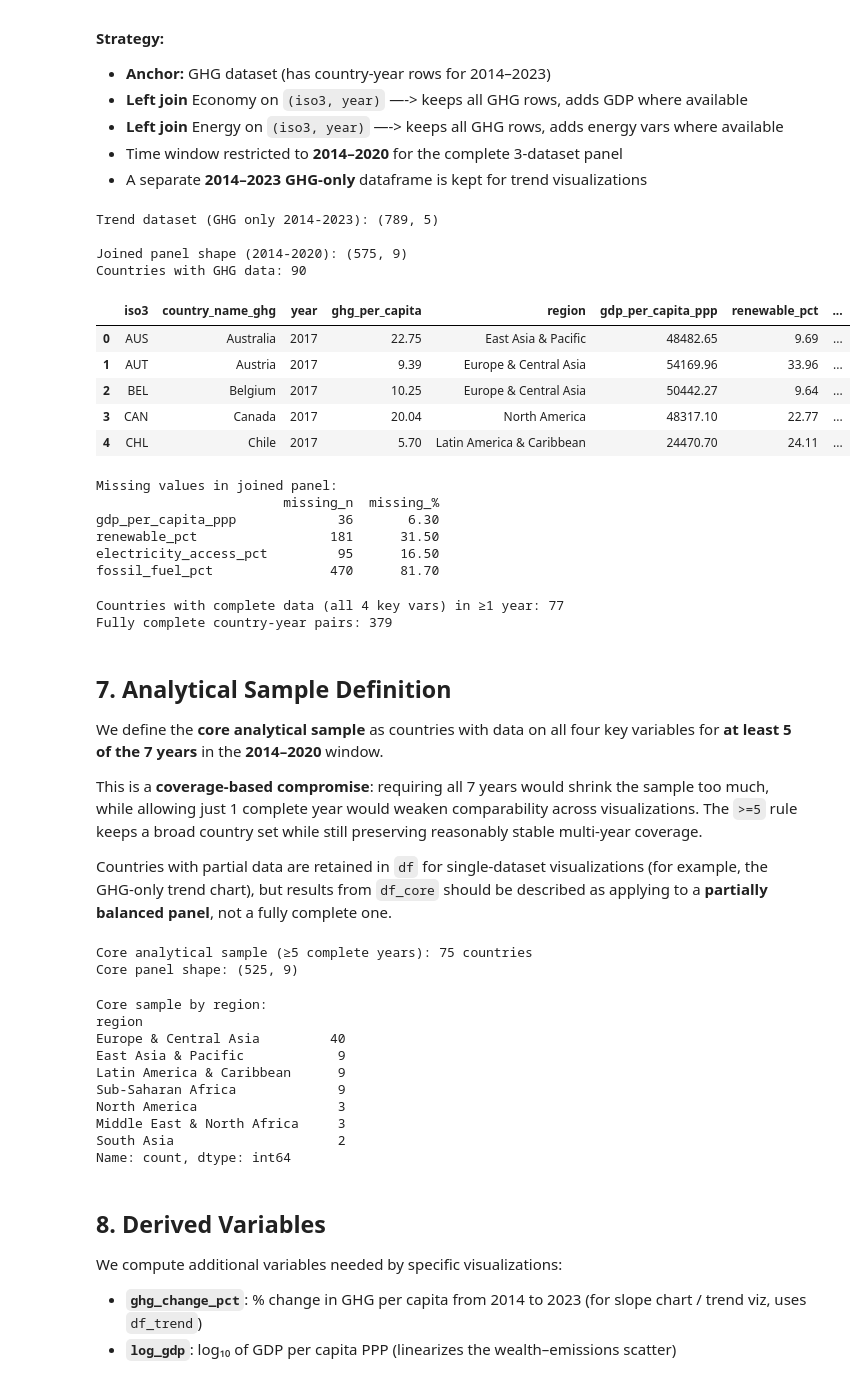
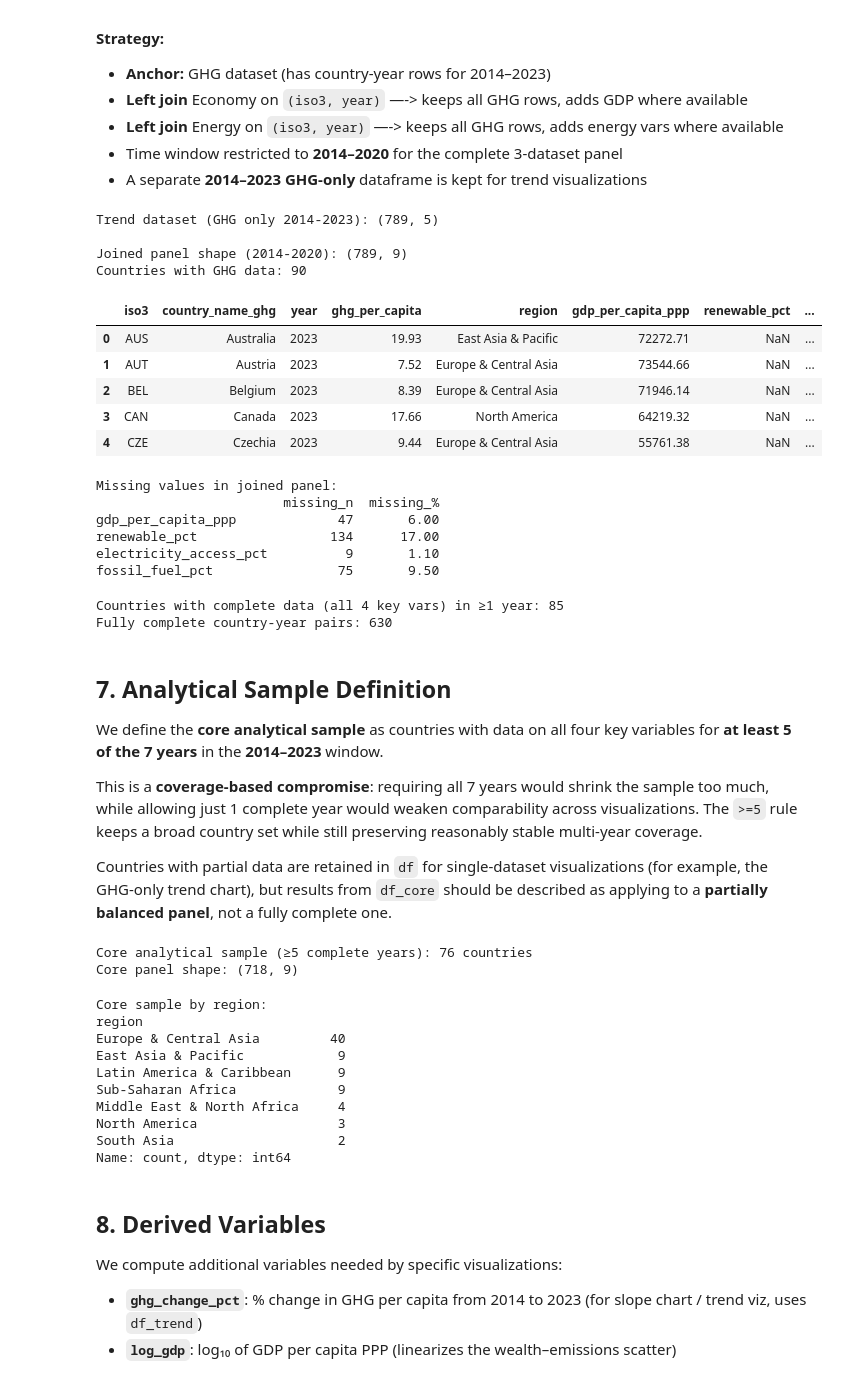
Before and after one commit to mtorella/Data-Visualization-2026, a Jupyter notebook: preprocessing 2.ipynb, the cells around one changed output. Cells and saved outputs as stored; diff of their text form; code cells hidden in the pictures.

Commit message:
extend data until 2025 + cleaning of new datasets

```diff
--- a/preprocessing 2.ipynb
+++ b/preprocessing 2.ipynb
@@ -50,7 +48,7 @@ Columns: ['STRUCTURE', 'STRUCTURE_ID', 'STRUCTURE_NAME', 'ACTION', 'REF_AREA', '
 | 2 | DATAFLOW | OECD.ENV.EPI:DSD_AIR_GHG@DF_AIR_G... | Air emissions - Greenhouse gas em... | I | BEL | Belgium | A | ... |
 # %%
 # World Bank Economy & Growth
-eco_raw = pd.read_csv('data/economy-and-growth.csv')
+eco_raw = pd.read_csv('data/economy-and-growth-2025.csv')
 print(f'Economy raw shape: {eco_raw.shape}')
 print(f'Year range: {eco_raw["Year"].min()} – {eco_raw["Year"].max()}')
 eco_raw.head(3)
@@ -65,6 +63,6 @@ Year range: 1960 – 2020
 # %%
 # World Bank Energy & Mining
-nrg_raw = pd.read_csv('data/energy-and-mining.csv')
+nrg_raw = pd.read_csv('data/energy-and-mining-2025.csv')
 print(f'Energy raw shape: {nrg_raw.shape}')
 print(f'Year range: {nrg_raw["Year"].min()} – {nrg_raw["Year"].max()}')
 nrg_raw.head(3)
@@ -169,7 +167,7 @@ eco = (
         'Year': 'year',
         GDP_COL: 'gdp_per_capita_ppp'
     })
-    .query('year >= 2014 and year <= 2020')
+    .query('year >= 2014 and year <= 2023')
     .dropna(subset=['gdp_per_capita_ppp'])
     .reset_index(drop=True)
 )
@@ -236,7 +234,7 @@ nrg = (
         ELEC_COL:   'electricity_access_pct',
         FOSSIL_COL: 'fossil_fuel_pct'
     })
-    .query('year >= 2014 and year <= 2020')
+    .query('year >= 2014 and year <= 2023')
     .reset_index(drop=True)
 )
 
@@ -416,39 +414,39 @@ Name: iso3, dtype: int64
 # %%
 # 6a. Full trend dataset (GHG only, 2014–2023)
 df_trend = ghg.copy()
 print(f'Trend dataset (GHG only 2014-2023): {df_trend.shape}')
 
-# 6b. Joined panel (2014–2020)
-ghg_2020 = ghg.query('year <= 2020').copy()
+# 6b. Joined panel (2014–2023)
+ghg_2023 = ghg.query('year <= 2023').copy()
 
 # Join economy
-df = ghg_2020.merge(
+df = ghg_2023.merge(
     eco[['iso3', 'year', 'gdp_per_capita_ppp']],
     on=['iso3', 'year'],
     how='left'
 )
 
 # Join energy
 df = df.merge(
     nrg[['iso3', 'year', 'renewable_pct', 'electricity_access_pct', 'fossil_fuel_pct']],
     on=['iso3', 'year'],
     how='left'
 )
 
 print(f'\nJoined panel shape (2014-2020): {df.shape}')
 print(f'Countries with GHG data: {df["iso3"].nunique()}')
 df.head()
 # %% [output]
 Trend dataset (GHG only 2014-2023): (789, 5)
 
-Joined panel shape (2014-2020): (575, 9)
+Joined panel shape (2014-2020): (789, 9)
 Countries with GHG data: 90
 |  | iso3 | country_name_ghg | year | ghg_per_capita | region | gdp_per_capita_ppp | renewable_pct | ... |
-| 0 | AUS | Australia | 2017 | 22.75 | East Asia & Pacific | 48482.65 | 9.69 | ... |
-| 1 | AUT | Austria | 2017 | 9.39 | Europe & Central Asia | 54169.96 | 33.96 | ... |
-| 2 | BEL | Belgium | 2017 | 10.25 | Europe & Central Asia | 50442.27 | 9.64 | ... |
-| 3 | CAN | Canada | 2017 | 20.04 | North America | 48317.10 | 22.77 | ... |
-| 4 | CHL | Chile | 2017 | 5.70 | Latin America & Caribbean | 24470.70 | 24.11 | ... |
+| 0 | AUS | Australia | 2023 | 19.93 | East Asia & Pacific | 72272.71 | NaN | ... |
+| 1 | AUT | Austria | 2023 | 7.52 | Europe & Central Asia | 73544.66 | NaN | ... |
+| 2 | BEL | Belgium | 2023 | 8.39 | Europe & Central Asia | 71946.14 | NaN | ... |
+| 3 | CAN | Canada | 2023 | 17.66 | North America | 64219.32 | NaN | ... |
+| 4 | CZE | Czechia | 2023 | 9.44 | Europe & Central Asia | 55761.38 | NaN | ... |
 # %%
 # Missing value audit on the joined panel
 print('Missing values in joined panel:')
@@ -459,12 +457,12 @@ print(audit[audit['missing_n'] > 0])
 # %% [output]
 Missing values in joined panel:
                         missing_n  missing_%
-gdp_per_capita_ppp             36       6.30
-renewable_pct                 181      31.50
-electricity_access_pct         95      16.50
-fossil_fuel_pct               470      81.70
+gdp_per_capita_ppp             47       6.00
+renewable_pct                 134      17.00
+electricity_access_pct          9       1.10
+fossil_fuel_pct                75       9.50
 # %%
-# Countries with ALL THREE variables for at least one year in 2014-2020
+# Countries with ALL THREE variables for at least one year in 2014-2023
 complete_mask = df[['ghg_per_capita', 'gdp_per_capita_ppp', 'renewable_pct', 'electricity_access_pct']].notna().all(axis=1)
 complete_countries = df.loc[complete_mask, 'iso3'].nunique()
 print(f'Countries with complete data (all 4 key vars) in ≥1 year: {complete_countries}')
@@ -472,12 +470,12 @@ print(f'Countries with complete data (all 4 key vars) in ≥1 year: {complete_co
 # Country-year pairs fully complete
 print(f'Fully complete country-year pairs: {complete_mask.sum()}')
 # %% [output]
-Countries with complete data (all 4 key vars) in ≥1 year: 77
-Fully complete country-year pairs: 379
+Countries with complete data (all 4 key vars) in ≥1 year: 85
+Fully complete country-year pairs: 630
 # %% [markdown]
 ## 7. Analytical Sample Definition
 
-We define the **core analytical sample** as countries with data on all four key variables for **at least 5 of the 7 years** in the **2014–2020** window.
+We define the **core analytical sample** as countries with data on all four key variables for **at least 5 of the 7 years** in the **2014–2023** window.
 
 This is a **coverage-based compromise**: requiring all 7 years would shrink the sample too much, while allowing just 1 complete year would weaken comparability across visualizations. The `>=5` rule keeps a broad country set while still preserving reasonably stable multi-year coverage.
 
@@ -485,7 +483,7 @@ Countries with partial data are retained in `df` for single-dataset visualizatio
 # %%
 KEY_VARS = ['ghg_per_capita', 'gdp_per_capita_ppp', 'renewable_pct', 'electricity_access_pct']
 
-# Core sample: countries with complete data in ALL years 2014-2020
+# Core sample: countries with complete data in ALL years 2014-2023
 country_completeness = (
     df.groupby('iso3')[KEY_VARS]
     .apply(lambda g: g.notna().all(axis=1).sum())
@@ -503,8 +501,8 @@ print(f'Core analytical sample (≥5 complete years): {len(core_countries)} coun
 df_core = df[df['iso3'].isin(core_countries)].copy()
 print(f'Core panel shape: {df_core.shape}')
 # %% [output]
-Core analytical sample (≥5 complete years): 75 countries
-Core panel shape: (525, 9)
+Core analytical sample (≥5 complete years): 76 countries
+Core panel shape: (718, 9)
 # %%
 # Region distribution in core sample
 core_regions = df_core.drop_duplicates('iso3')[['iso3', 'region']]
@@ -517,8 +515,8 @@ Europe & Central Asia         40
 East Asia & Pacific            9
 Latin America & Caribbean      9
 Sub-Saharan Africa             9
+Middle East & North Africa     4
 North America                  3
-Middle East & North Africa     3
 South Asia                     2
 Name: count, dtype: int64
 # %% [markdown]
```
Also changed, not shown: parts of 20 cells of this notebook, 9 other files.
